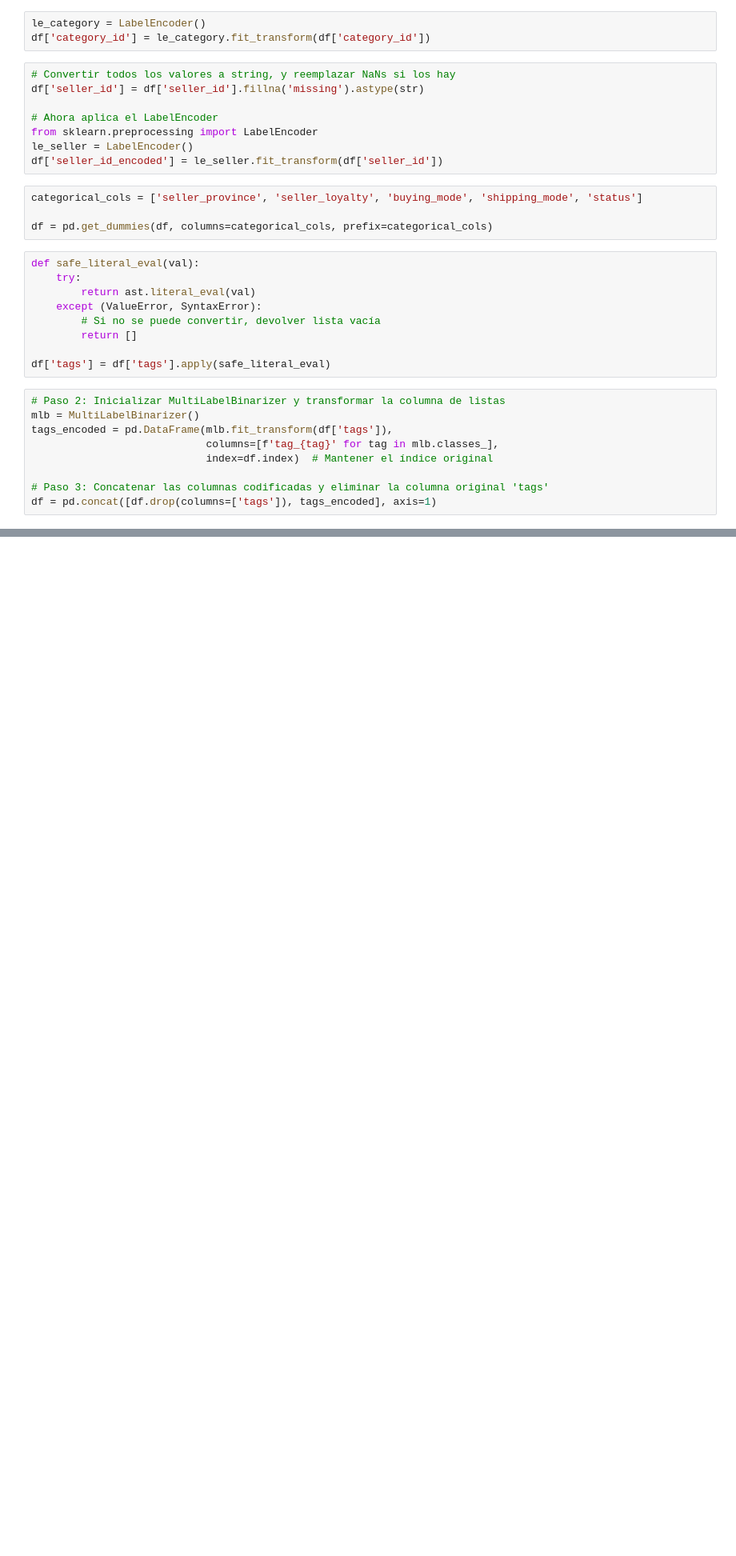
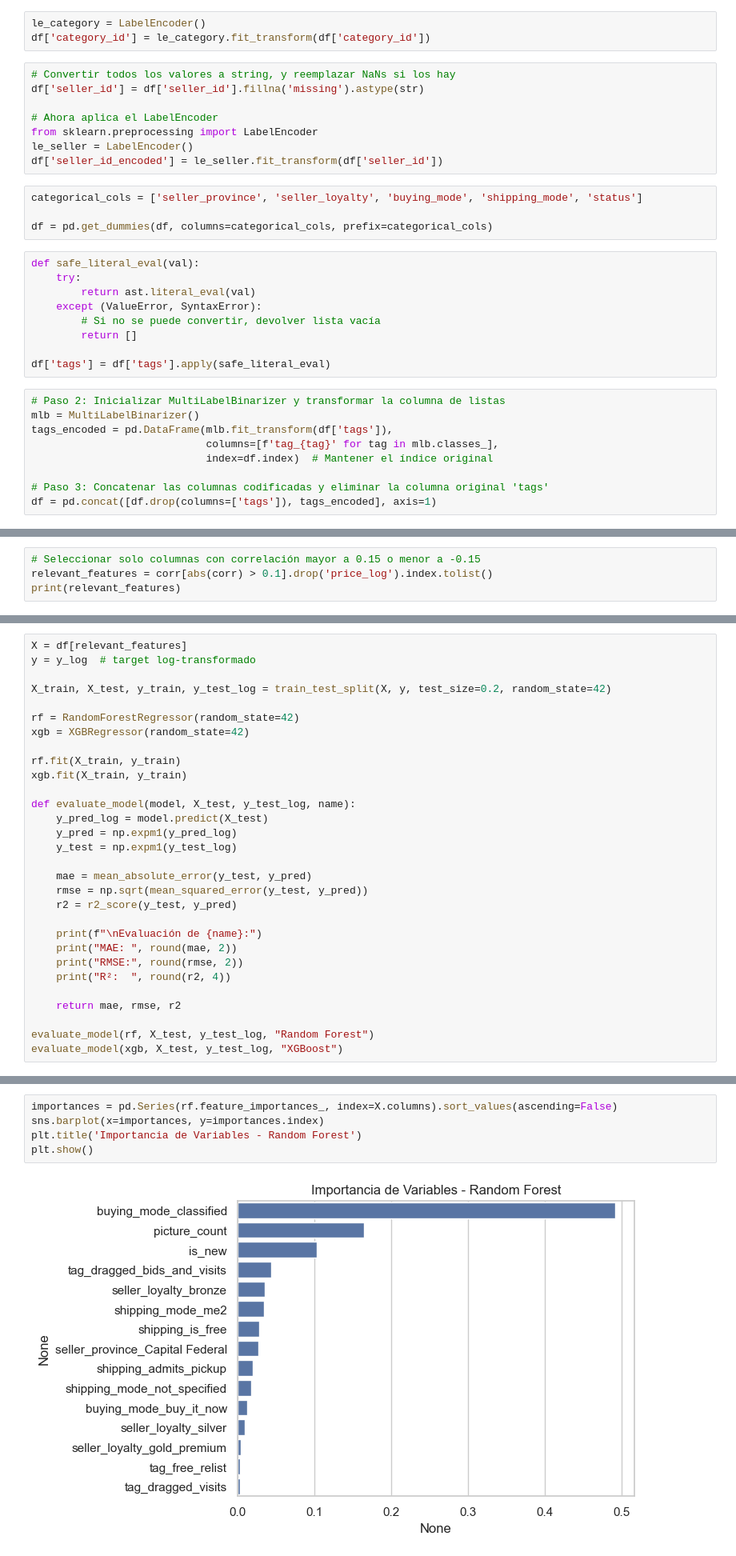
Before and after one commit to LinaAguilar/mercado-libre-data-scientist-prueba, a Jupyter notebook: notebooks/exploracion.ipynb, the cells around one changed output, grey strips where cells are left out. Shown at 80% size. Drawn from its saved outputs; the diff is of its cells as text; blank space fills up the shorter version.

```diff
--- a/notebooks/exploracion.ipynb
+++ b/notebooks/exploracion.ipynb
@@ -294,0 +465,4 @@ df = pd.concat([df.drop(columns=['tags']), tags_encoded], axis=1)
+# %%
+# Seleccionar solo columnas con correlación mayor a 0.15 o menor a -0.15
+relevant_features = corr[abs(corr) > 0.1].drop('price_log').index.tolist()
+print(relevant_features)
@@ -294,0 +471,30 @@ df = pd.concat([df.drop(columns=['tags']), tags_encoded], axis=1)
+# %%
+X = df[relevant_features]
+y = y_log  # target log-transformado
+
+X_train, X_test, y_train, y_test_log = train_test_split(X, y, test_size=0.2, random_state=42)
+
+rf = RandomForestRegressor(random_state=42)
+xgb = XGBRegressor(random_state=42)
+
+rf.fit(X_train, y_train)
+xgb.fit(X_train, y_train)
+
+def evaluate_model(model, X_test, y_test_log, name):
+    y_pred_log = model.predict(X_test)
+    y_pred = np.expm1(y_pred_log)
+    y_test = np.expm1(y_test_log)
+
+    mae = mean_absolute_error(y_test, y_pred)
+    rmse = np.sqrt(mean_squared_error(y_test, y_pred))
+    r2 = r2_score(y_test, y_pred)
+
+    print(f"\nEvaluación de {name}:")
+    print("MAE: ", round(mae, 2))
+    print("RMSE:", round(rmse, 2))
+    print("R²:  ", round(r2, 4))
+
+    return mae, rmse, r2
+
+evaluate_model(rf, X_test, y_test_log, "Random Forest")
+evaluate_model(xgb, X_test, y_test_log, "XGBoost")
@@ -294,0 +512,7 @@ df = pd.concat([df.drop(columns=['tags']), tags_encoded], axis=1)
+# %%
+importances = pd.Series(rf.feature_importances_, index=X.columns).sort_values(ascending=False)
+sns.barplot(x=importances, y=importances.index)
+plt.title('Importancia de Variables - Random Forest')
+plt.show()
+# %% [output]
+[figure, added]
```
Also changed, not shown: parts of 41 cells of this notebook, 15 other files.
